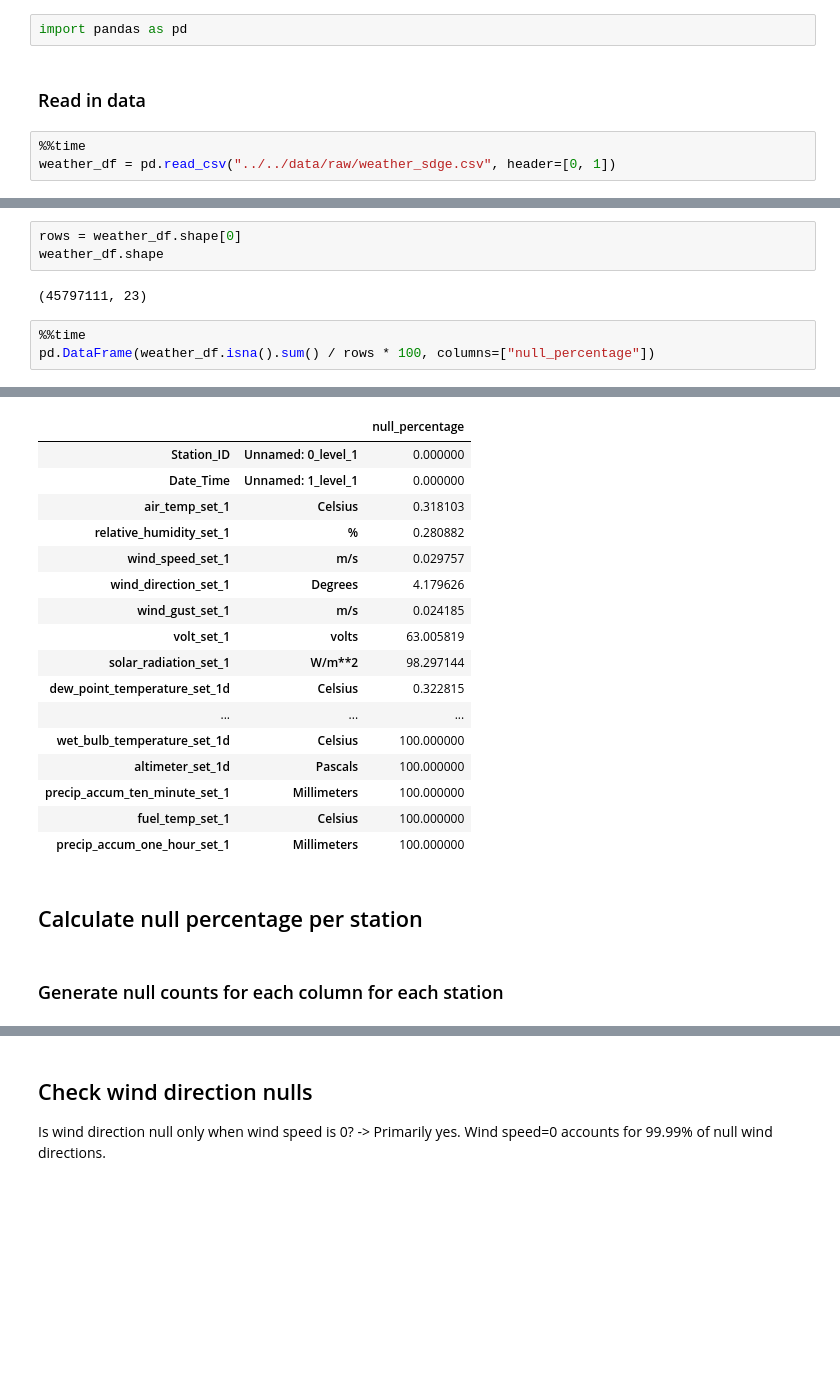
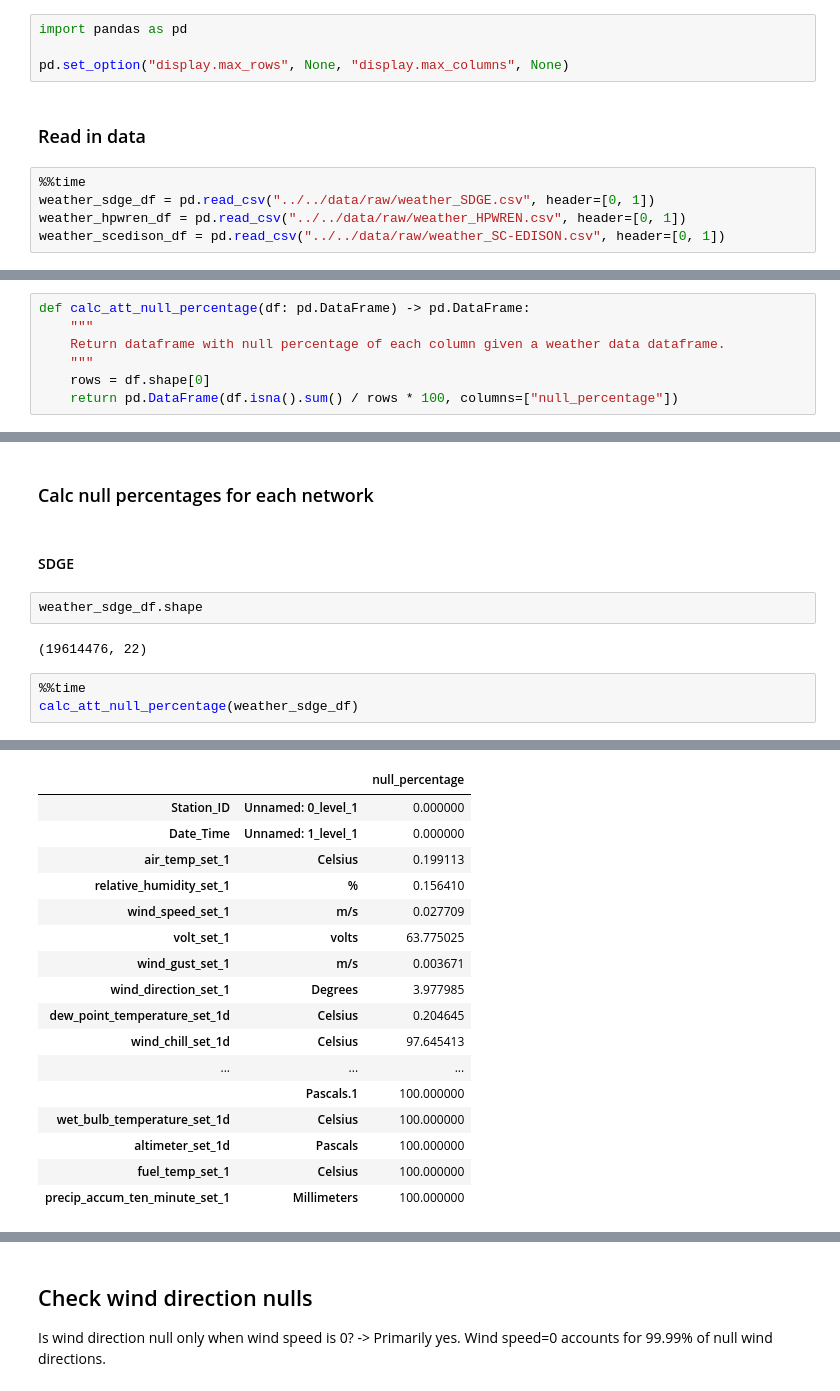
Before and after one commit to shaneluna/smokeynet-engineering, a Jupyter notebook: notebooks/weather/weather_explore.ipynb, the cells around one changed output, grey strips where cells are left out. Cells and saved outputs as stored; diff of their text form; blank space fills up the shorter version.

Commit message:
Added hpwren and sce weather networks and updated station mapping logic.

```diff
--- a/notebooks/weather/weather_explore.ipynb
+++ b/notebooks/weather/weather_explore.ipynb
@@ -7,9 +7,13 @@ This notebook is used to explore the SDG&E weather station data that was extract
 Open Questions: <br>
 # %%
 import pandas as pd
+
+pd.set_option("display.max_rows", None, "display.max_columns", None)
 # %% [markdown]
 ### Read in data
 # %%
 %%time
-weather_df = pd.read_csv("../../data/raw/weather_sdge.csv", header=[0, 1])
+weather_sdge_df = pd.read_csv("../../data/raw/weather_SDGE.csv", header=[0, 1])
+weather_hpwren_df = pd.read_csv("../../data/raw/weather_HPWREN.csv", header=[0, 1])
+weather_scedison_df = pd.read_csv("../../data/raw/weather_SC-EDISON.csv", header=[0, 1])
 # %% [output]
@@ -19,0 +24,7 @@ Wall time: 1min 6s
+# %%
+def calc_att_null_percentage(df: pd.DataFrame) -> pd.DataFrame:
+    """
+    Return dataframe with null percentage of each column given a weather data dataframe.
+    """
+    rows = df.shape[0]
+    return pd.DataFrame(df.isna().sum() / rows * 100, columns=["null_percentage"])
@@ -20,9 +70,12 @@ Wall time: 1min 6s
+# %% [markdown]
+### Calc null percentages for each network
+# %% [markdown]
+#### SDGE
 # %%
-rows = weather_df.shape[0]
-weather_df.shape
+weather_sdge_df.shape
 # %% [output]
-(45797111, 23)
+(19614476, 22)
 # %%
 %%time
-pd.DataFrame(weather_df.isna().sum() / rows * 100, columns=["null_percentage"])
+calc_att_null_percentage(weather_sdge_df)
 # %% [output]
@@ -31,21 +84,17 @@ Wall time: 14.3 s
 |  |  | null_percentage |
 | Station_ID | Unnamed: 0_level_1 | 0.000000 |
 | Date_Time | Unnamed: 1_level_1 | 0.000000 |
-| air_temp_set_1 | Celsius | 0.318103 |
-| relative_humidity_set_1 | % | 0.280882 |
-| wind_speed_set_1 | m/s | 0.029757 |
-| wind_direction_set_1 | Degrees | 4.179626 |
-| wind_gust_set_1 | m/s | 0.024185 |
-| volt_set_1 | volts | 63.005819 |
-| solar_radiation_set_1 | W/m**2 | 98.297144 |
-| dew_point_temperature_set_1d | Celsius | 0.322815 |
+| air_temp_set_1 | Celsius | 0.199113 |
+| relative_humidity_set_1 | % | 0.156410 |
+| wind_speed_set_1 | m/s | 0.027709 |
+| volt_set_1 | volts | 63.775025 |
+| wind_gust_set_1 | m/s | 0.003671 |
+| wind_direction_set_1 | Degrees | 3.977985 |
+| dew_point_temperature_set_1d | Celsius | 0.204645 |
+| wind_chill_set_1d | Celsius | 97.645413 |
 | ... | ... | ... |
+|  | Pascals.1 | 100.000000 |
 | wet_bulb_temperature_set_1d | Celsius | 100.000000 |
 | altimeter_set_1d | Pascals | 100.000000 |
+| fuel_temp_set_1 | Celsius | 100.000000 |
 | precip_accum_ten_minute_set_1 | Millimeters | 100.000000 |
-| fuel_temp_set_1 | Celsius | 100.000000 |
-| precip_accum_one_hour_set_1 | Millimeters | 100.000000 |
-# %% [markdown]
-## Calculate null percentage per station
-# %% [markdown]
-### Generate null counts for each column for each station
```
Also changed, not shown: parts of 27 cells of this notebook, 5 other files.
